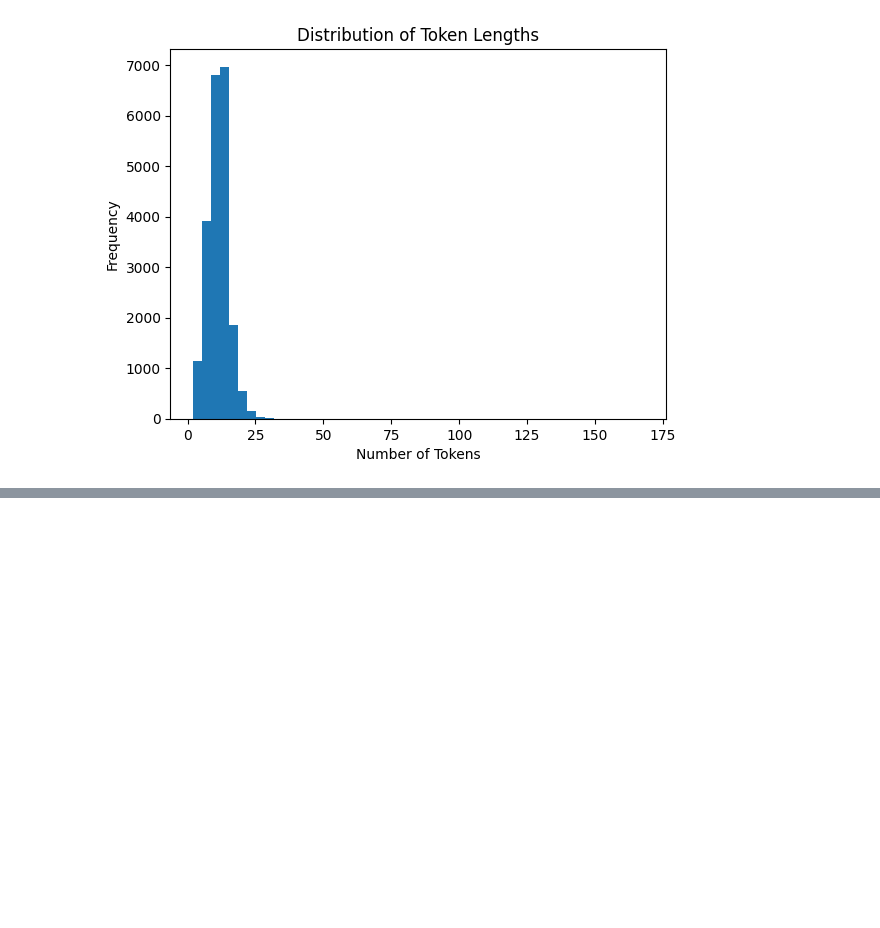
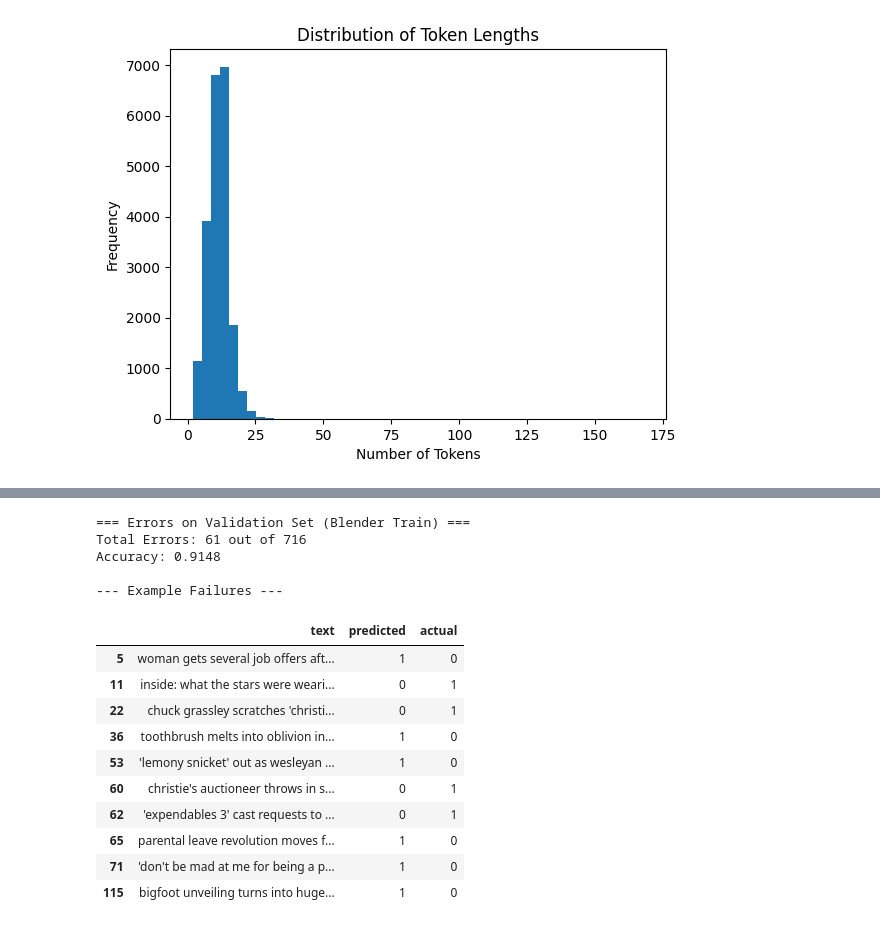
Before and after one commit to AleksL04/ML-Project, a Jupyter notebook: main_console.ipynb, the cells around one changed output, grey strips where cells are left out. Saved outputs shown, nothing was run; the diff lists cells and outputs as text; code cells hidden in the pictures; blank space fills up the shorter version.

```diff
--- a/main_console.ipynb
+++ b/main_console.ipynb
@@ -231,0 +224,76 @@ Test Accuracy: 0.8965
+# %%
+import pandas as pd
+
+def show_blender_errors(model, X_meta, y_true, df_source, set_name="Set"):
+    """
+    Identifies and prints rows where the Blender model predicted incorrectly.
+    """
+    # 1. Get Predictions
+    # If using Sklearn/XGBoost, .predict() usually returns classes (0 or 1)
+    # If using Keras, it returns probabilities, so we round them.
+    preds = model.predict(X_meta)
+
+    # Handle Keras probability outputs if necessary
+    if hasattr(preds, "shape") and len(preds.shape) > 1 and preds.shape[1] == 1:
+        preds = (preds > 0.5).astype(int).flatten()
+
+    # 2. Create a Mask for Errors
+    # Compare prediction vs truth
+    error_mask = (preds != y_true)
+
+    # 3. Filter the original DataFrame
+    error_cases = df_source[error_mask].copy()
+    error_cases['predicted'] = preds[error_mask]
+    error_cases['actual'] = y_true[error_mask]
+
+    # 4. Print Summary and Examples
+    print(f"\n=== Errors on {set_name} ===")
+    print(f"Total Errors: {len(error_cases)} out of {len(df_source)}")
+    print(f"Accuracy: {1 - (len(error_cases)/len(df_source)):.4f}")
+
+    if len(error_cases) > 0:
+        print("\n--- Example Failures ---")
+        # Adjust 'text' to whatever your column name is (e.g., 'text' or 'clean_text')
+        pd.set_option('display.max_colwidth', 150) # Show full text
+        display(error_cases[['text', 'predicted', 'actual']].head(10))
+
+    return error_cases
+
+# --- EXECUTION ---
+
+# 1. Check Errors on Blender's Training Data (Validation Set)
+# Uses X_meta_train (which aligns with valid_df)
+train_errors = show_blender_errors(
+    blender,
+    X_meta_train,
+    y_valid,
+    valid_df,
+    set_name="Validation Set (Blender Train)"
+)
+
+# 2. Check Errors on Blender's Testing Data (Test Set)
+# Uses X_meta_test (which aligns with test_df)
+test_errors = show_blender_errors(
+    blender,
+    X_meta_test,
+    y_test,
+    test_df,
+    set_name="Test Set (Blender Test)"
+)
+# %% [output]
+=== Errors on Validation Set (Blender Train) ===
+Total Errors: 61 out of 716
+Accuracy: 0.9148
+
+--- Example Failures ---
+|  | text | predicted | actual |
+| 5 | woman gets several job offers aft... | 1 | 0 |
+| 11 | inside: what the stars were weari... | 0 | 1 |
+| 22 | chuck grassley scratches 'christi... | 0 | 1 |
+| 36 | toothbrush melts into oblivion in... | 1 | 0 |
+| 53 | 'lemony snicket' out as wesleyan ... | 1 | 0 |
+| 60 | christie's auctioneer throws in s... | 0 | 1 |
+| 62 | 'expendables 3' cast requests to ... | 0 | 1 |
+| 65 | parental leave revolution moves f... | 1 | 0 |
+| 71 | 'don't be mad at me for being a p... | 1 | 0 |
+| 115 | bigfoot unveiling turns into huge... | 1 | 0 |
```
Also changed, not shown: parts of 12 cells of this notebook.
